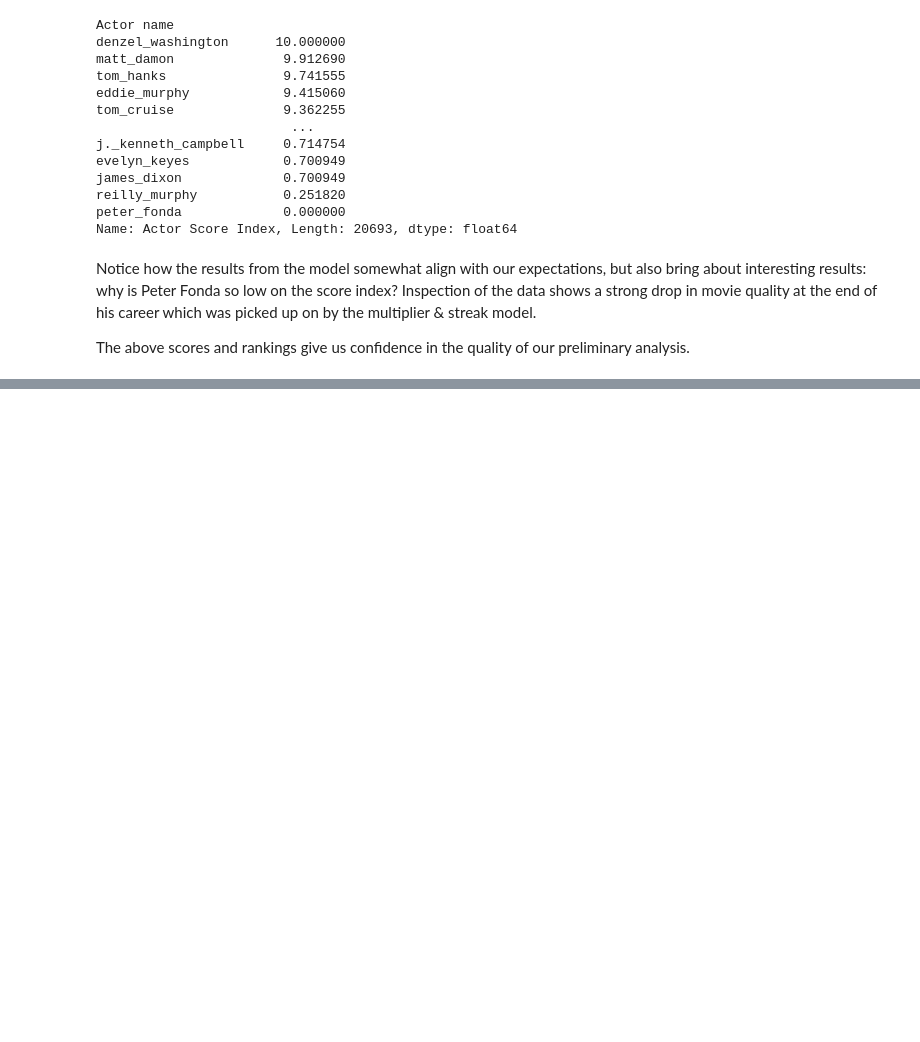
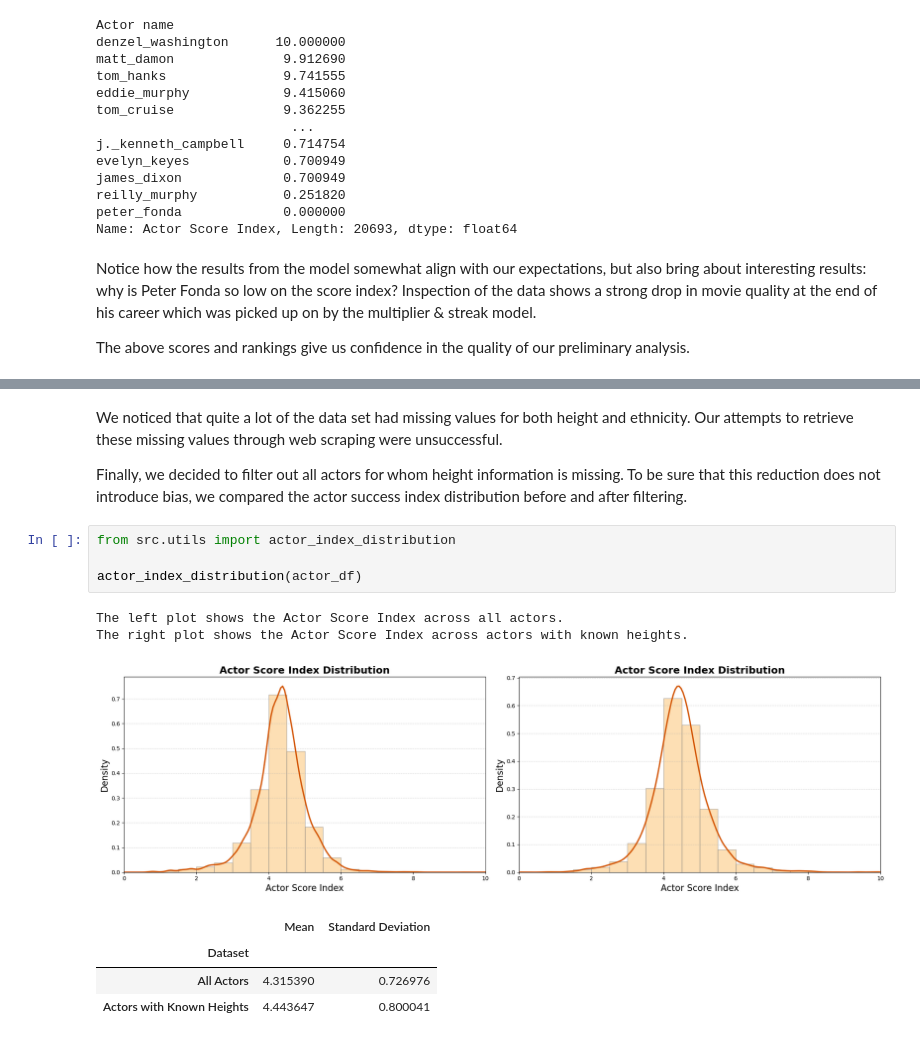
Before and after one commit to epfl-ada/ada-2024-project-sigma-squad, a Jupyter notebook: results.ipynb, the cells around one changed output, grey strips where cells are left out. Drawn from its saved outputs; the diff is of its cells as text; blank space fills up the shorter version.

```diff
--- a/results.ipynb
+++ b/results.ipynb
@@ -170,0 +182,16 @@ justifiy why only keep actors with height data
+# %% [markdown]
+We noticed that quite a lot of the data set had missing values for both height and ethnicity. Our attempts to retrieve these missing values through web scraping were unsuccessful.
+
+Finally, we decided to filter out all actors for whom height information is missing. To be sure that this reduction does not introduce bias, we compared the actor success index distribution before and after filtering.
+# %%
+from src.utils import actor_index_distribution
+
+actor_index_distribution(actor_df)
+# %% [output]
+The left plot shows the Actor Score Index across all actors.
+The right plot shows the Actor Score Index across actors with known heights.
+[figure, added]
+|  | Mean | Standard Deviation |
+| Dataset |  |  |
+| All Actors | 4.315390 | 0.726976 |
+| Actors with Known Heights | 4.443647 | 0.800041 |
```
Also changed, not shown: parts of 20 cells of this notebook, 9 other files.
